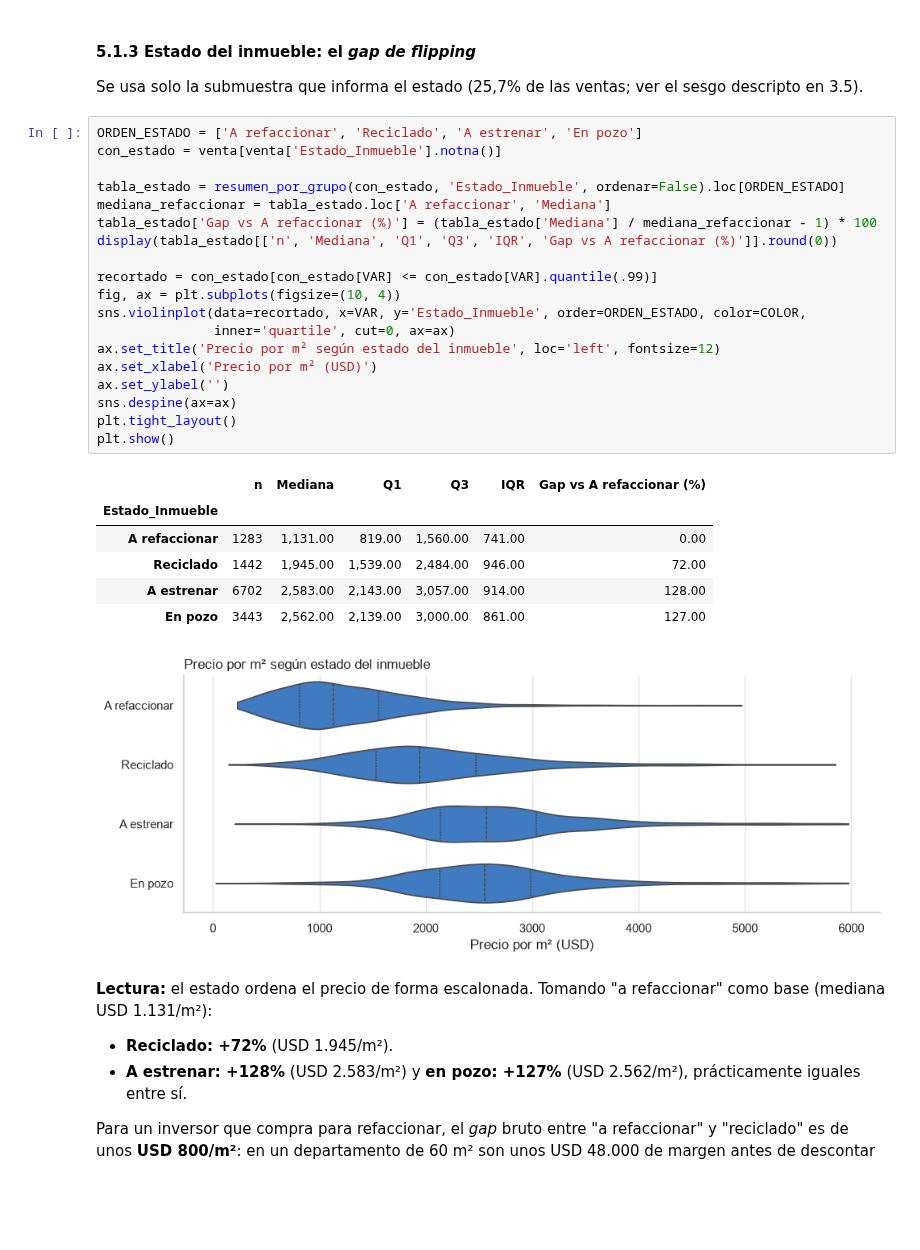
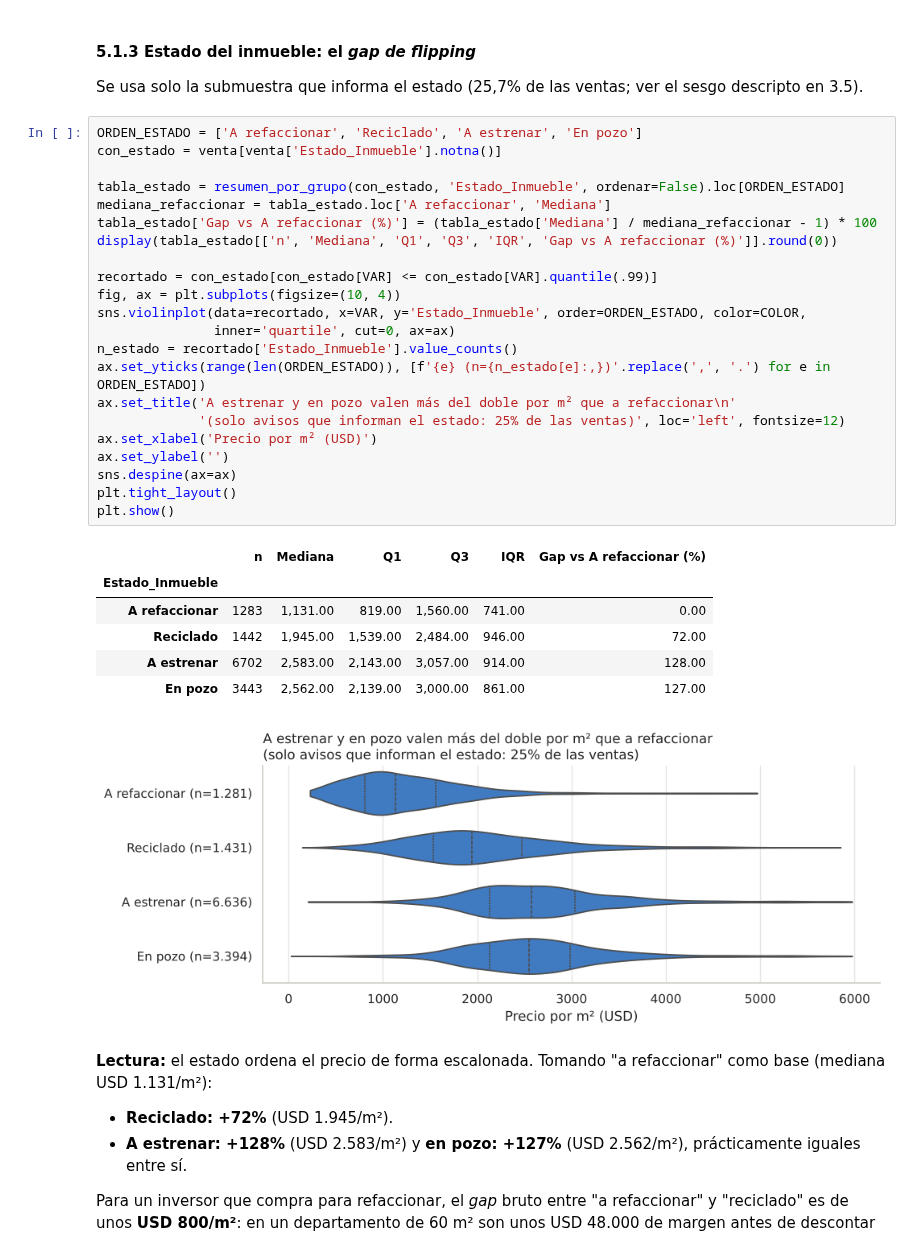
Before and after one commit to FrancisconiMorel/TP-Analisis-Descriptivo-Inmobiliario-CABA, a Jupyter notebook: notebooks/03_eda_inicial.ipynb, the cells around one changed output. Saved outputs shown, nothing was run; the diff lists cells and outputs as text; blank space fills up the shorter version.

```diff
--- a/notebooks/03_eda_inicial.ipynb
+++ b/notebooks/03_eda_inicial.ipynb
@@ -1233,30 +1238,33 @@ Se usa solo la submuestra que informa el estado (25,7% de las ventas; ver el ses
 # %%
 ORDEN_ESTADO = ['A refaccionar', 'Reciclado', 'A estrenar', 'En pozo']
 con_estado = venta[venta['Estado_Inmueble'].notna()]
 
 tabla_estado = resumen_por_grupo(con_estado, 'Estado_Inmueble', ordenar=False).loc[ORDEN_ESTADO]
 mediana_refaccionar = tabla_estado.loc['A refaccionar', 'Mediana']
 tabla_estado['Gap vs A refaccionar (%)'] = (tabla_estado['Mediana'] / mediana_refaccionar - 1) * 100
 display(tabla_estado[['n', 'Mediana', 'Q1', 'Q3', 'IQR', 'Gap vs A refaccionar (%)']].round(0))
 
 recortado = con_estado[con_estado[VAR] <= con_estado[VAR].quantile(.99)]
 fig, ax = plt.subplots(figsize=(10, 4))
 sns.violinplot(data=recortado, x=VAR, y='Estado_Inmueble', order=ORDEN_ESTADO, color=COLOR,
                inner='quartile', cut=0, ax=ax)
-ax.set_title('Precio por m² según estado del inmueble', loc='left', fontsize=12)
+n_estado = recortado['Estado_Inmueble'].value_counts()
+ax.set_yticks(range(len(ORDEN_ESTADO)), [f'{e} (n={n_estado[e]:,})'.replace(',', '.') for e in ORDEN_ESTADO])
+ax.set_title('A estrenar y en pozo valen más del doble por m² que a refaccionar\n'
+             '(solo avisos que informan el estado: 25% de las ventas)', loc='left', fontsize=12)
 ax.set_xlabel('Precio por m² (USD)')
 ax.set_ylabel('')
 sns.despine(ax=ax)
 plt.tight_layout()
 plt.show()
 # %% [output]
 |  | n | Mediana | Q1 | Q3 | IQR | Gap vs A refaccionar (%) |
 | Estado_Inmueble |  |  |  |  |  |  |
 | A refaccionar | 1283 | 1,131.00 | 819.00 | 1,560.00 | 741.00 | 0.00 |
 | Reciclado | 1442 | 1,945.00 | 1,539.00 | 2,484.00 | 946.00 | 72.00 |
 | A estrenar | 6702 | 2,583.00 | 2,143.00 | 3,057.00 | 914.00 | 128.00 |
 | En pozo | 3443 | 2,562.00 | 2,139.00 | 3,000.00 | 861.00 | 127.00 |
-[figure, old version]
+[figure, new version]
 # %% [markdown]
 **Lectura:** el estado ordena el precio de forma escalonada. Tomando "a refaccionar" como base (mediana USD 1.131/m²):
 - **Reciclado: +72%** (USD 1.945/m²).
```
Also changed, not shown: parts of 27 cells of this notebook, 8 other files.
